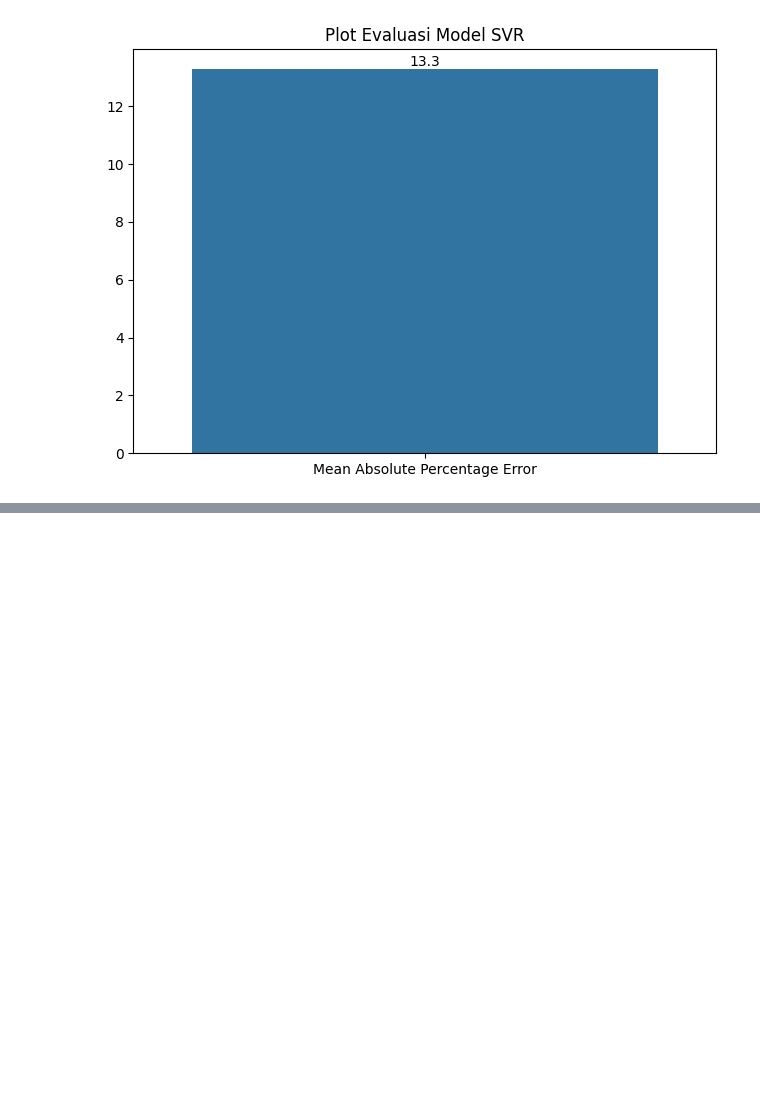
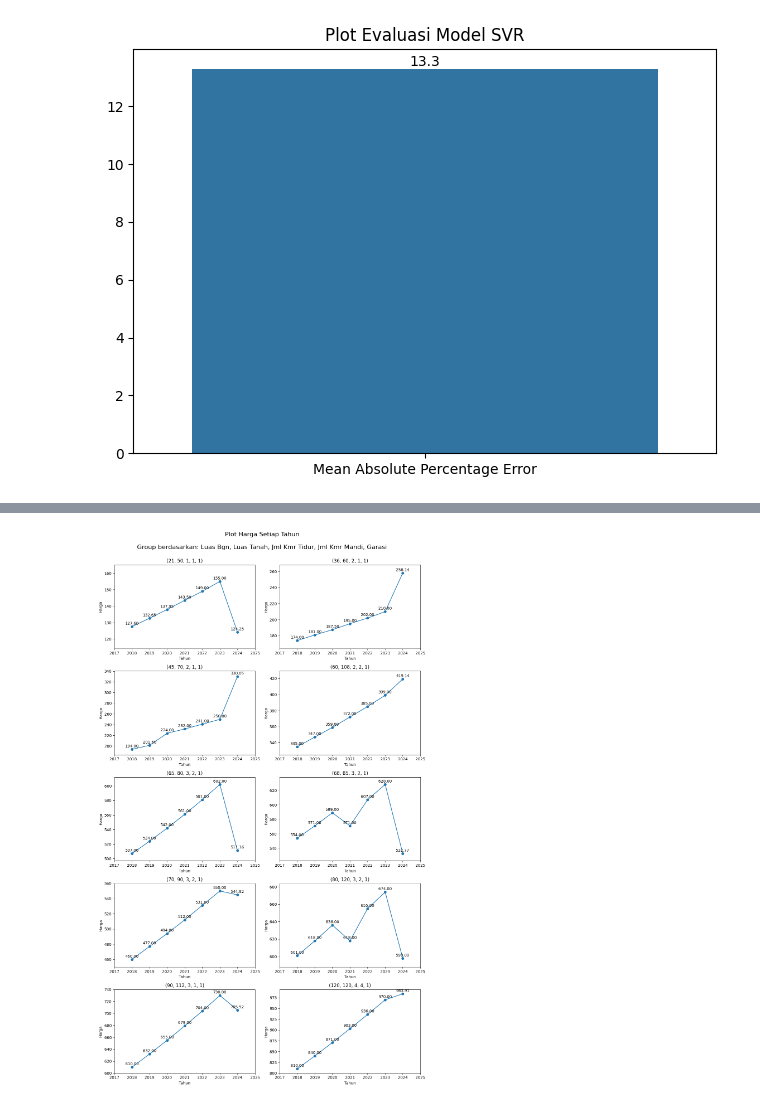
Before and after one commit to tredyfernandoanggara/Prediksi-Harga-Rumah-dengan-SVR-dan-Grid-Search-Cross-Validation, a Jupyter notebook: prediksi_harga_rumah.ipynb, the cells around one changed output, grey strips where cells are left out. Cells and saved outputs as stored; diff of their text form; code cells hidden in the pictures; blank space fills up the shorter version.

Commit message:
Melakukan prediksi untuk 1 tahun kedepan, data yang digunakan adalah data yang sudah ada dan mengubah tahun nya menjadi 2024

```diff
--- a/prediksi_harga_rumah.ipynb
+++ b/prediksi_harga_rumah.ipynb
@@ -173,0 +176,10 @@ mp.bar_plot(x=['Mean Absolute Percentage Error'], y=[MAPE], title="Plot Evaluasi
+# %%
+# Mengambil data yang sudah ada
+new_fitur = fitur.drop('Tahun', axis=1).copy()
+# Menghapus data duplikat
+new_fitur = new_fitur.drop_duplicates()
+# Menambahkan Tahun Baru
+new_fitur.insert(0, 'Tahun', fitur['Tahun'].max() + 1)
+
+array_new_fitur = np.array(new_fitur)
+new_fitur
@@ -173,0 +198,5 @@ mp.bar_plot(x=['Mean Absolute Percentage Error'], y=[MAPE], title="Plot Evaluasi
+# %%
+# Hasil Prediksi Harga untuk 1 tahun kedepan
+y_pred_new = GSCV.predict(array_new_fitur)
+new_fitur['Harga'] = y_pred_new
+new_fitur
@@ -173,0 +215,11 @@ mp.bar_plot(x=['Mean Absolute Percentage Error'], y=[MAPE], title="Plot Evaluasi
+# %%
+# Kolom yang digunakan untuk grouping
+group_col = list(new_fitur.columns.drop(['Tahun', 'Harga']))
+# Menggabungkan data lama dengan data baru
+result_data = pd.concat([df_final, new_fitur], axis=0)
+# Melakukan grouping berdasarkan kolom yang sama
+group_by = result_data.groupby(group_col)
+
+mp.group_plot(data_group=group_by, x='Tahun', y='Harga', title=f"Plot Harga Setiap Tahun\n\nGroup berdasarkan: {', '.join(group_col)}")
+# %% [output]
+[figure, added]
```
Also changed, not shown: parts of 4 cells of this notebook, 1 other file.
